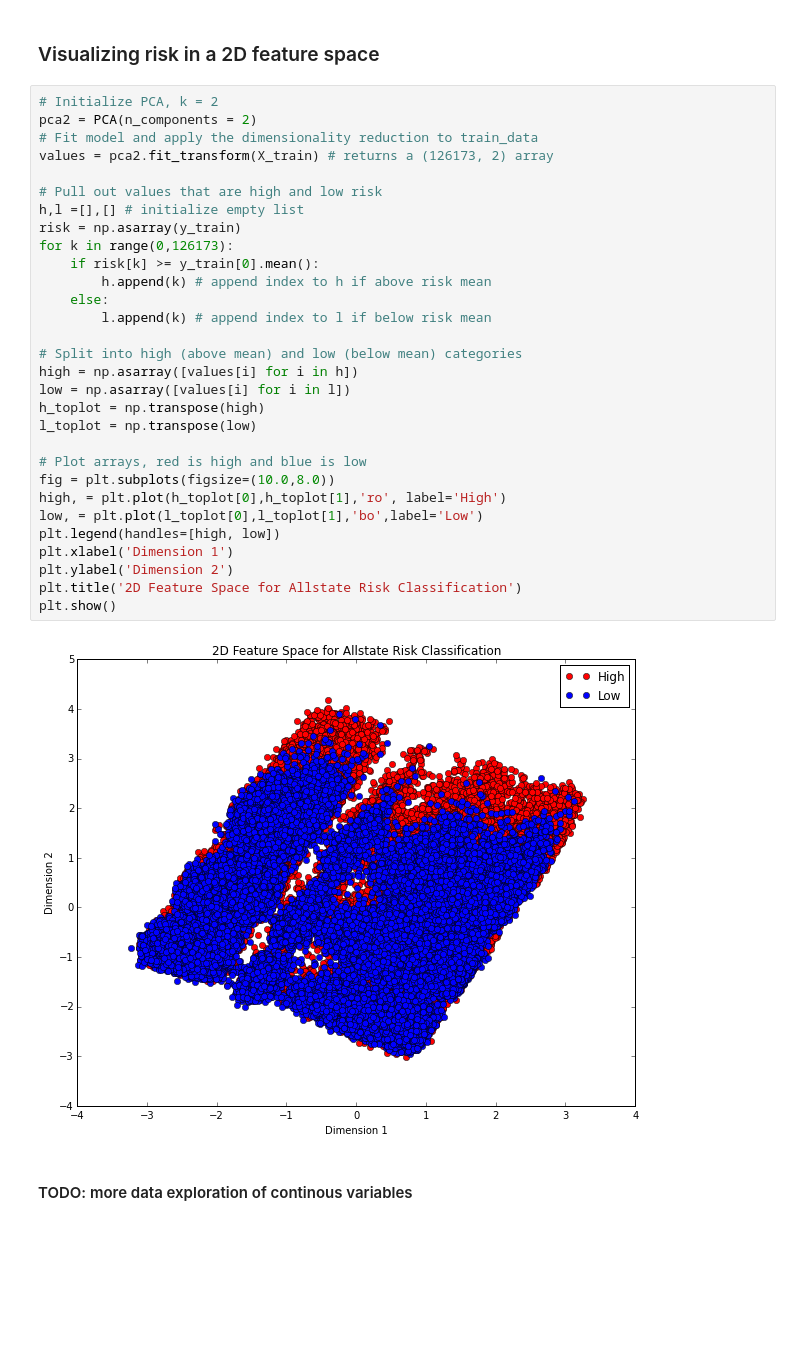
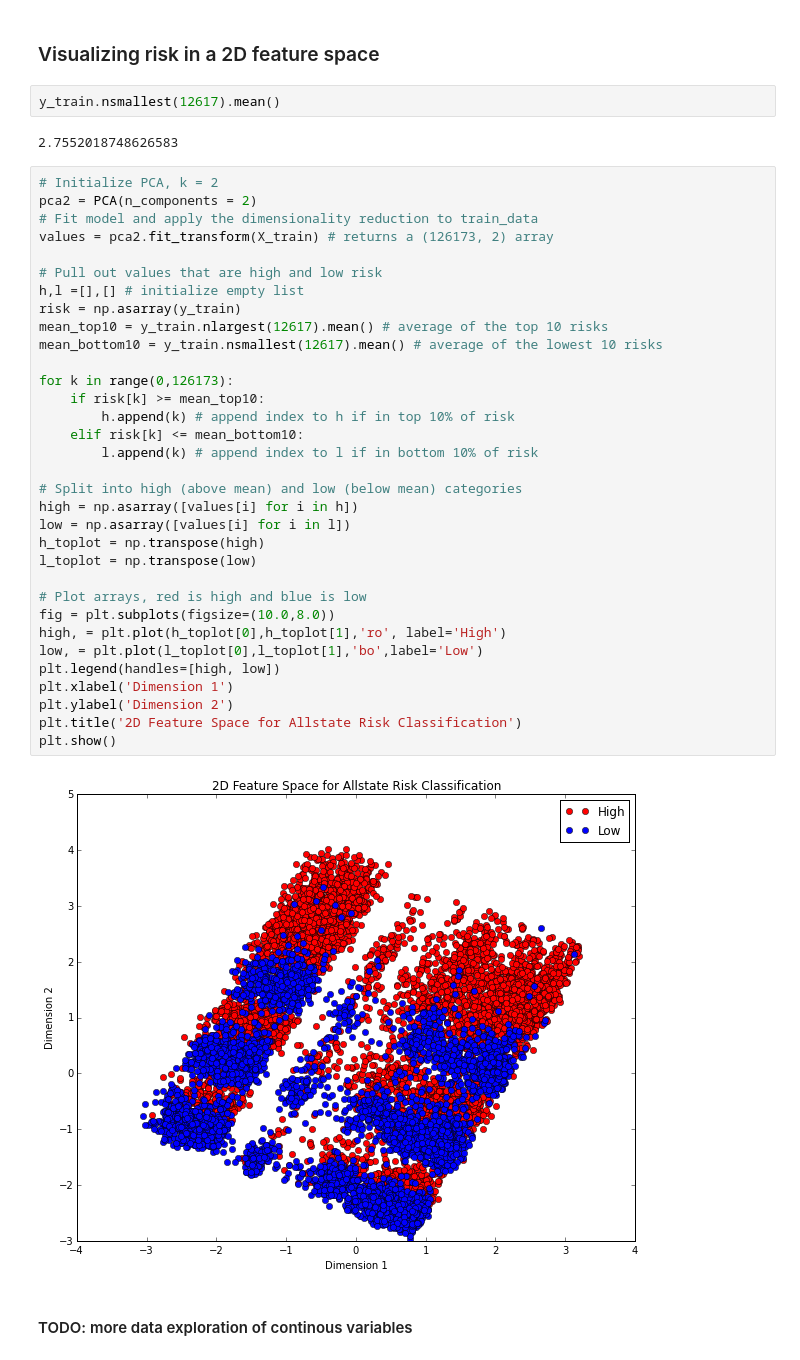
Before and after one commit to jtpdowns/AllstateChallenge, a Jupyter notebook: Allstate - Regression.ipynb, the cells around one changed output. Cells and saved outputs as stored; diff of their text form; blank space fills up the shorter version.

Commit message:
Editing graph

```diff
--- a/Allstate - Regression.ipynb
+++ b/Allstate - Regression.ipynb
@@ -172,38 +172,45 @@ plt.show()
 [figure]
 # %% [markdown]
 ### Visualizing risk in a 2D feature space
+# %%
+y_train.nsmallest(12617).mean()
+# %% [output]
+2.7552018748626583
 # %%
 # Initialize PCA, k = 2
 pca2 = PCA(n_components = 2)
 # Fit model and apply the dimensionality reduction to train_data
 values = pca2.fit_transform(X_train) # returns a (126173, 2) array
 
 # Pull out values that are high and low risk
 h,l =[],[] # initialize empty list
 risk = np.asarray(y_train)
+mean_top10 = y_train.nlargest(12617).mean() # average of the top 10 risks
+mean_bottom10 = y_train.nsmallest(12617).mean() # average of the lowest 10 risks
+
 for k in range(0,126173):
-    if risk[k] >= y_train[0].mean():
-        h.append(k) # append index to h if above risk mean
-    else:
-        l.append(k) # append index to l if below risk mean
+    if risk[k] >= mean_top10:
+        h.append(k) # append index to h if in top 10% of risk
+    elif risk[k] <= mean_bottom10:
+        l.append(k) # append index to l if in bottom 10% of risk
 
 # Split into high (above mean) and low (below mean) categories
 high = np.asarray([values[i] for i in h])
 low = np.asarray([values[i] for i in l])
 h_toplot = np.transpose(high)
 l_toplot = np.transpose(low)
 
 # Plot arrays, red is high and blue is low
 fig = plt.subplots(figsize=(10.0,8.0))
 high, = plt.plot(h_toplot[0],h_toplot[1],'ro', label='High')
 low, = plt.plot(l_toplot[0],l_toplot[1],'bo',label='Low')
 plt.legend(handles=[high, low])
 plt.xlabel('Dimension 1')
 plt.ylabel('Dimension 2')
 plt.title('2D Feature Space for Allstate Risk Classification')
 plt.show()
 # %% [output]
-[figure, old version]
+[figure, new version]
 # %% [markdown]
 #### TODO: more data exploration of continous variables
 # %% [markdown]
```
